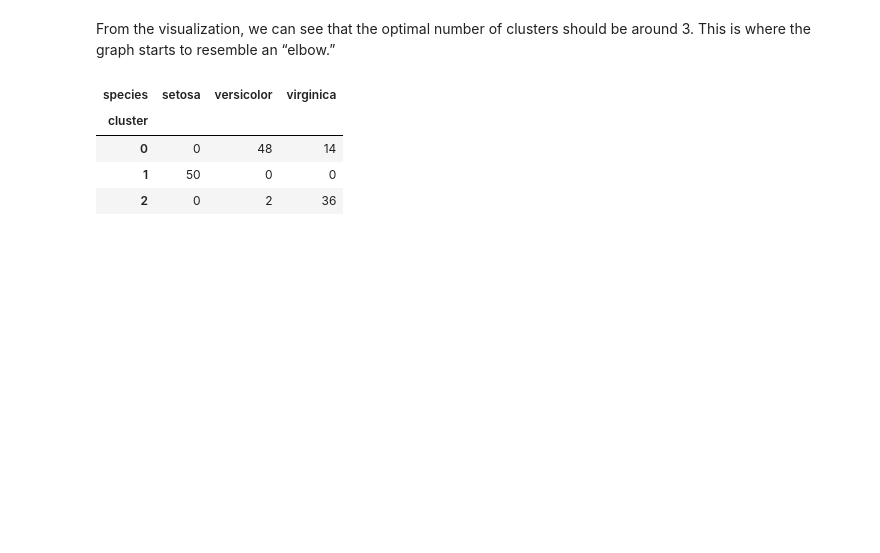
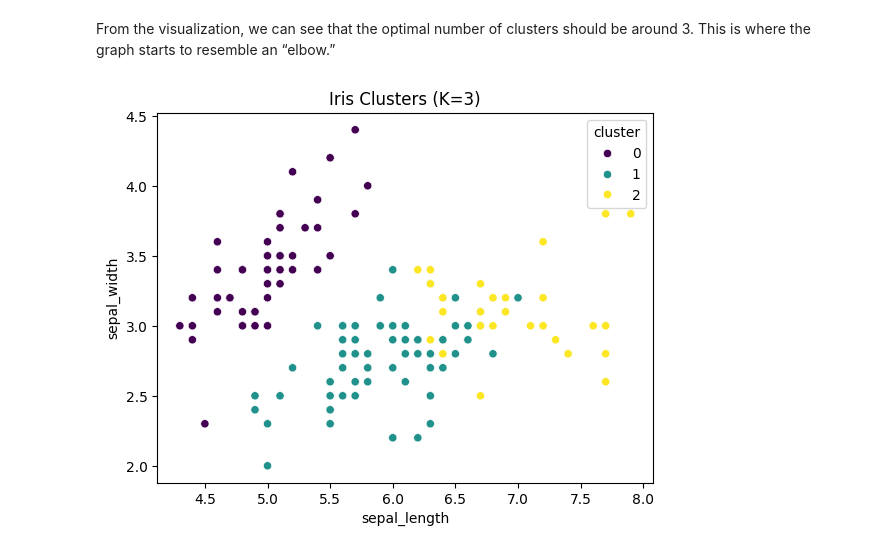
Before and after one commit to amutebe/alexmutebe.github.io, a Jupyter notebook: MACHINE LEARNING/UNIT 6/K_Means_Clustering_iris.ipynb, the cells around one changed output. Drawn from its saved outputs; the diff is of its cells as text; code cells hidden in the pictures; blank space fills up the shorter version.

```diff
--- a/MACHINE LEARNING/UNIT 6/K_Means_Clustering_iris.ipynb
+++ b/MACHINE LEARNING/UNIT 6/K_Means_Clustering_iris.ipynb
@@ -100,15 +102,13 @@ From the visualization, we can see that the optimal number of clusters should be
 # %%
 # Upon clustering at K = 3, checking how much similar the three clusters are as compared to the labels of species – setosa, versicolour, and verginica.
 
-import pandas as pd
+
 # Creating a new column with cluster labels
 df['cluster'] = kmeans_model.labels_
-
-# Creating a crosstab to check the distribution of species in each cluster
-pd.crosstab(df['cluster'], df['species'])
-# %% [output]
-| species | setosa | versicolor | virginica |
-| cluster |  |  |  |
-| 0 | 0 | 48 | 14 |
-| 1 | 50 | 0 | 0 |
-| 2 | 0 | 2 | 36 |
+# %%
+# Optional: Plotting the clusters
+sns.scatterplot(data=df, x='sepal_length', y='sepal_width', hue='cluster', palette='viridis')
+plt.title('Iris Clusters (K=3)')
+plt.show()
+# %% [output]
+[figure, added]
```
Also changed, not shown: parts of 7 cells of this notebook.
